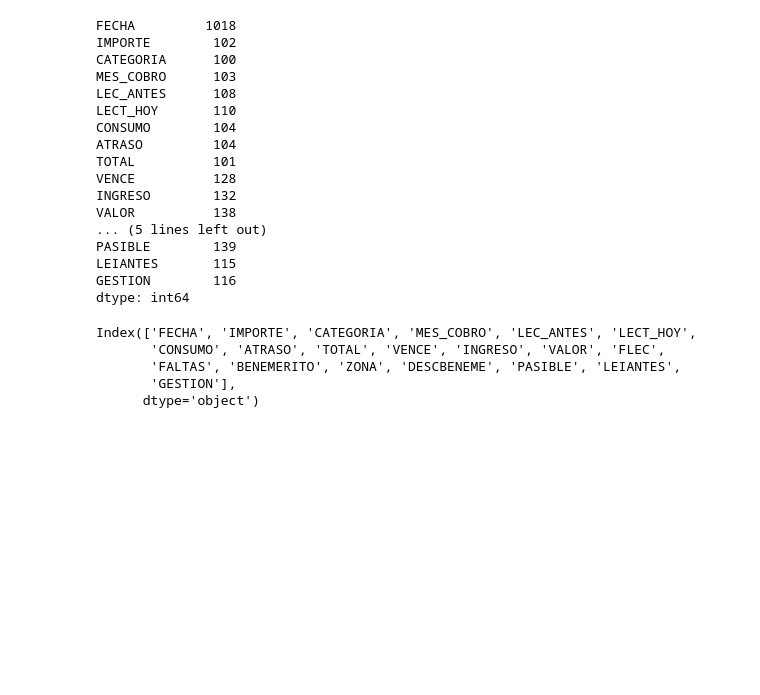
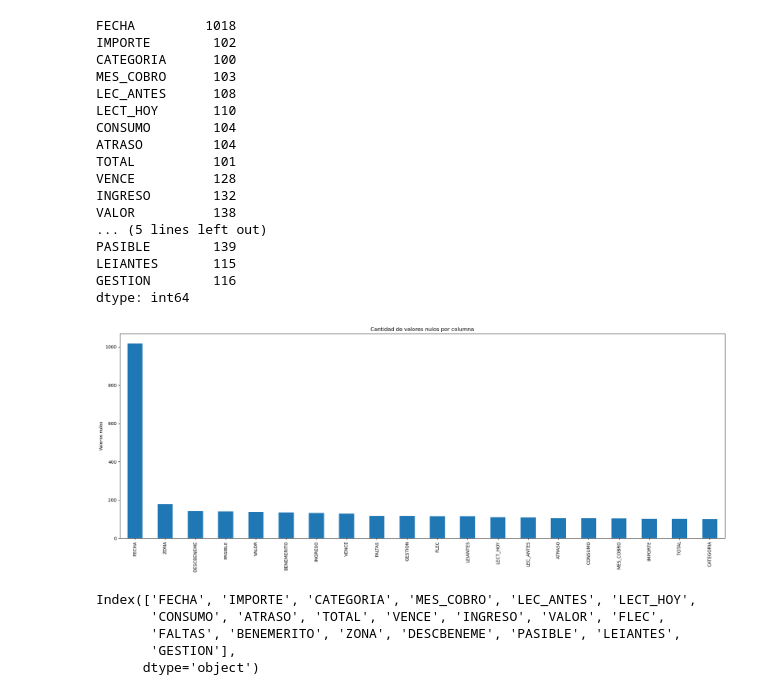
Before and after one commit to javier0097/prediccion_serie_de_tiempo, a Jupyter notebook: prediccion de ingresos.ipynb, the cells around one changed output. Saved outputs shown, nothing was run; the diff lists cells and outputs as text; code cells hidden in the pictures; blank space fills up the shorter version.

```diff
--- a/prediccion de ingresos.ipynb
+++ b/prediccion de ingresos.ipynb
@@ -111,7 +124,8 @@ df.shape
 # %% [output]
 (19889, 20)
 # %%
-df.isnull().sum()
+nulos = df.isnull().sum()
+nulos
 # %% [output]
 FECHA         1018
 IMPORTE        102
@@ -130,6 +144,18 @@ PASIBLE        139
 LEIANTES       115
 GESTION        116
 dtype: int64
+# %%
+nulos = nulos.sort_values(ascending=False)
+
+plt.figure(figsize=(20,8))
+nulos.plot(kind='bar')
+plt.title('Cantidad de valores nulos por columna')
+plt.ylabel('Valores nulos')
+plt.xticks(rotation=90)
+plt.tight_layout()
+plt.show()
+# %% [output]
+[figure, added]
 # %%
 df.columns
 # %% [output]
```
Also changed, not shown: parts of 4 cells of this notebook, 1 other file.
